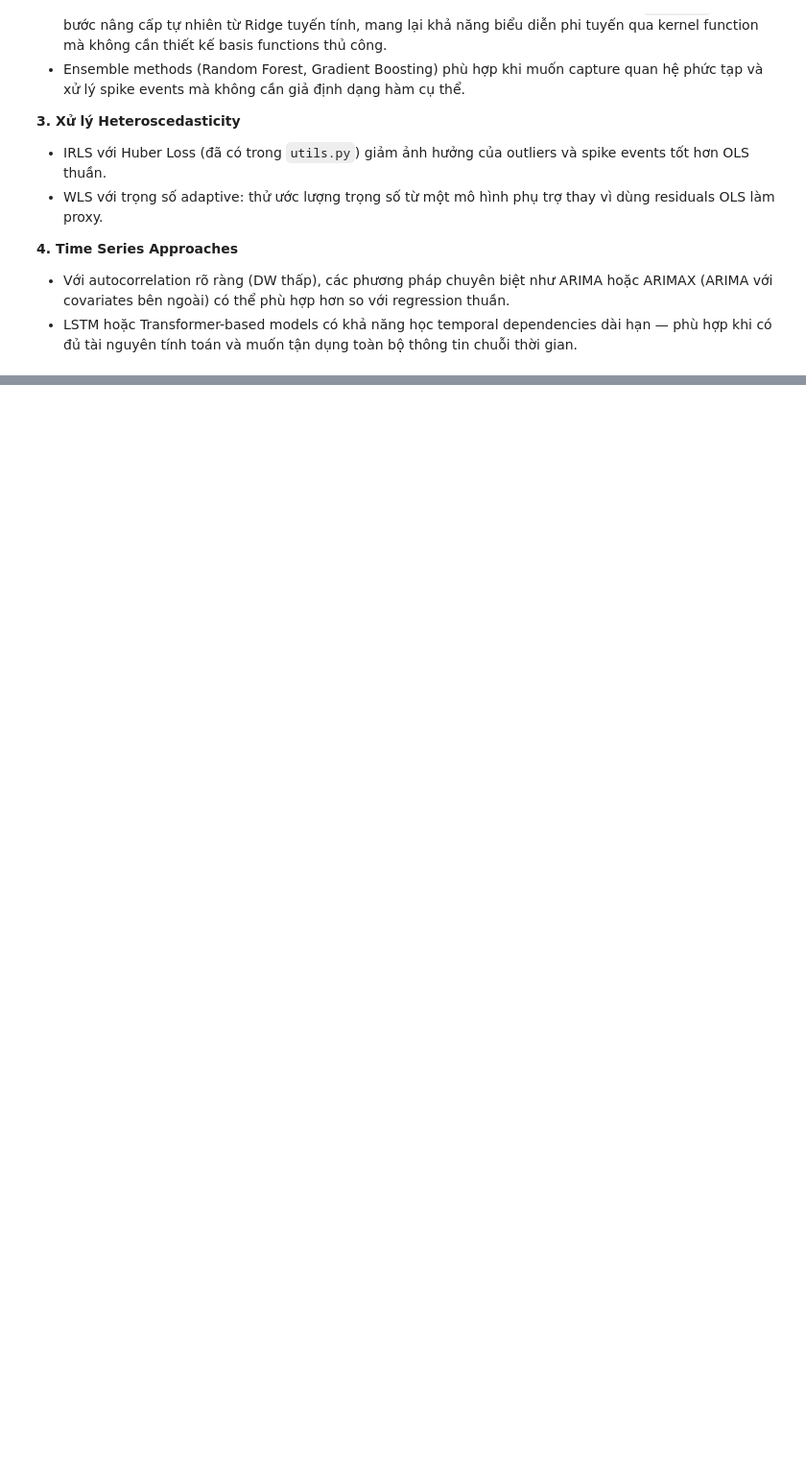
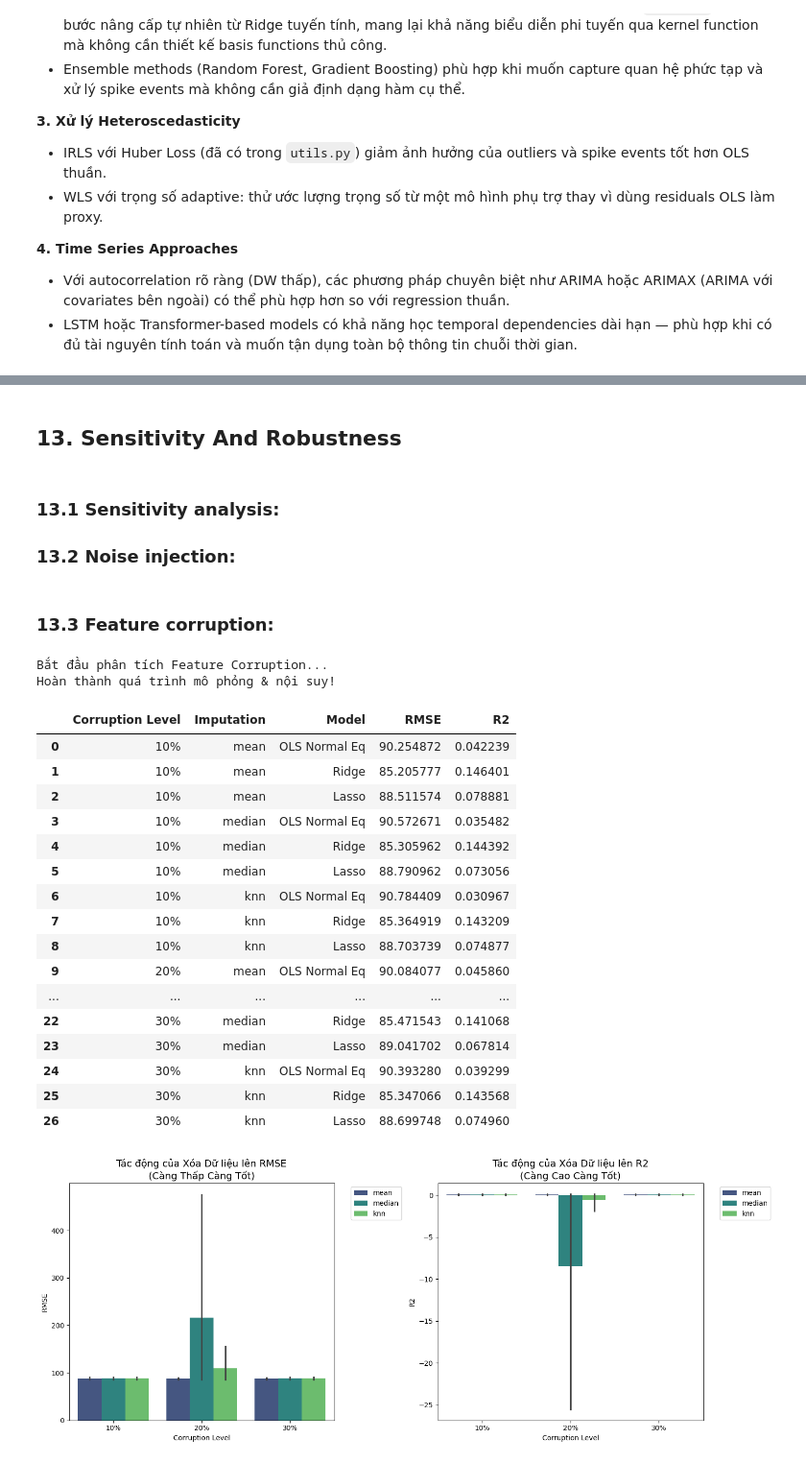
Before and after one commit to ThanhChuong12/Supervised-Learning-Regression-Classification, a Jupyter notebook: code/Part1_Regression/02_modeling.ipynb, the cells around one changed output, grey strips where cells are left out. Shown at 96% size. Drawn from its saved outputs; the diff is of its cells as text; code cells hidden in the pictures; blank space fills up the shorter version.

Commit message:
Feature corruption & Convergence

```diff
--- a/code/Part1_Regression/02_modeling.ipynb
+++ b/code/Part1_Regression/02_modeling.ipynb
@@ -2520,0 +2526,38 @@ Dựa trên các phân tích trong PART 4, dưới đây là các hướng cải
+# %% [markdown]
+## **13. Sensitivity And Robustness**
+# %% [markdown]
+### **13.1  Sensitivity analysis:**
+### **13.2   Noise injection:**
+# %% [markdown]
+### **13.3 Feature corruption:**
+# %%
+continuous_idx = [1, 2, 3, 4] # <-- XÁC ĐỊNH BẰNG TAY CỘT NÀO LÀ CỘT BIẾN LIÊN TỤC
+df_reg_corruption = generate_corruption_results_custom(
+    Phi_train, y_train, Phi_val, y_val,
+    best_lam_ridge=best_lam_ridge,     # Lấy tham số tối ưu bạn đã train
+    best_lam_lasso=best_lam_lasso,     # Lấy tham số tối ưu bạn đã train
+    continuous_cols_idx=continuous_idx
+)
+display(df_reg_corruption)
+plot_corruption_summary(df_reg_corruption)
+# %% [output]
+Bắt đầu phân tích Feature Corruption...
+Hoàn thành quá trình mô phỏng & nội suy!
+|  | Corruption Level | Imputation | Model | RMSE | R2 |
+| 0 | 10% | mean | OLS Normal Eq | 90.254872 | 0.042239 |
+| 1 | 10% | mean | Ridge | 85.205777 | 0.146401 |
+| 2 | 10% | mean | Lasso | 88.511574 | 0.078881 |
+| 3 | 10% | median | OLS Normal Eq | 90.572671 | 0.035482 |
+| 4 | 10% | median | Ridge | 85.305962 | 0.144392 |
+| 5 | 10% | median | Lasso | 88.790962 | 0.073056 |
+| 6 | 10% | knn | OLS Normal Eq | 90.784409 | 0.030967 |
+| 7 | 10% | knn | Ridge | 85.364919 | 0.143209 |
+| 8 | 10% | knn | Lasso | 88.703739 | 0.074877 |
+| 9 | 20% | mean | OLS Normal Eq | 90.084077 | 0.045860 |
+| ... | ... | ... | ... | ... | ... |
+| 22 | 30% | median | Ridge | 85.471543 | 0.141068 |
+| 23 | 30% | median | Lasso | 89.041702 | 0.067814 |
+| 24 | 30% | knn | OLS Normal Eq | 90.393280 | 0.039299 |
+| 25 | 30% | knn | Ridge | 85.347066 | 0.143568 |
+| 26 | 30% | knn | Lasso | 88.699748 | 0.074960 |
+[figure, added]
```
Also changed, not shown: parts of 15 cells of this notebook, 2 other files.
